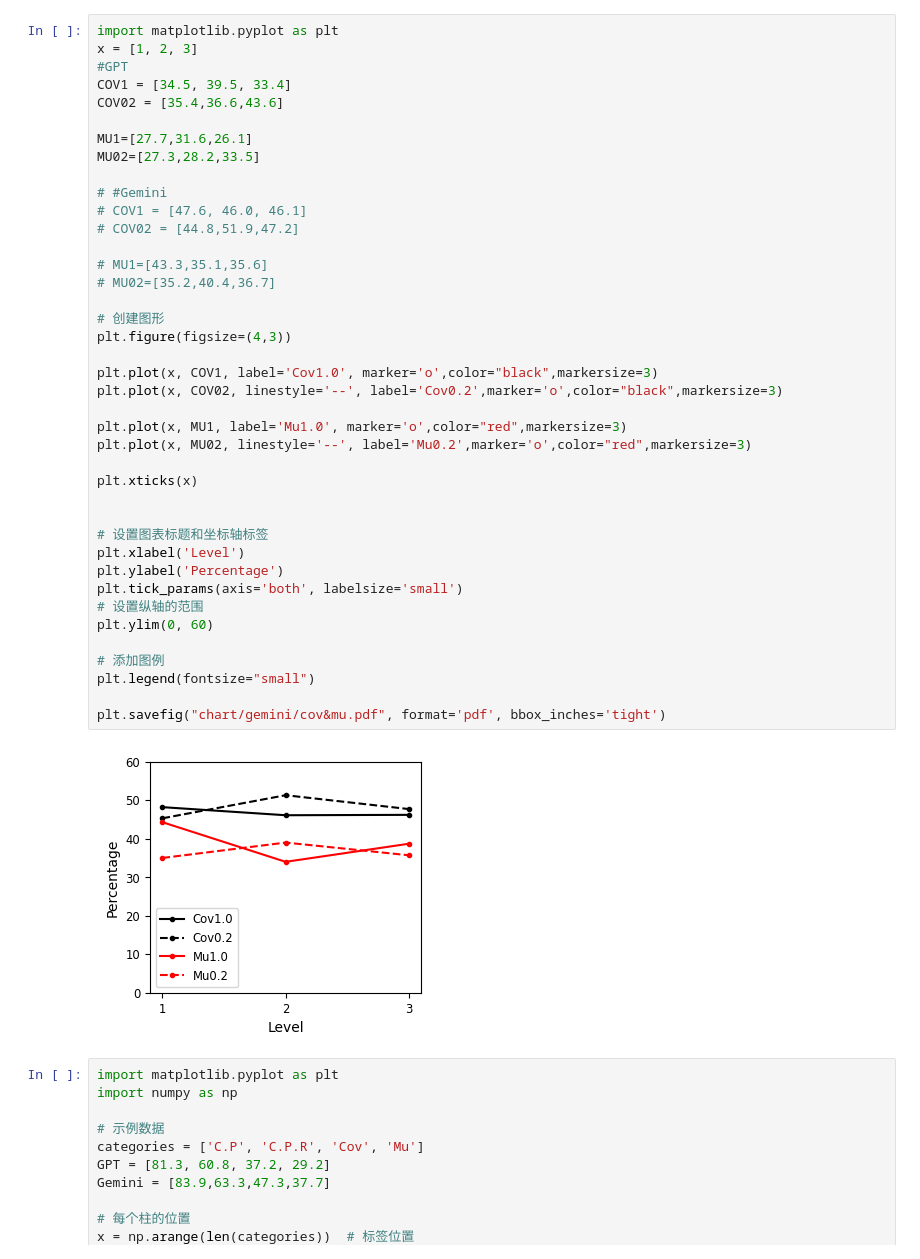
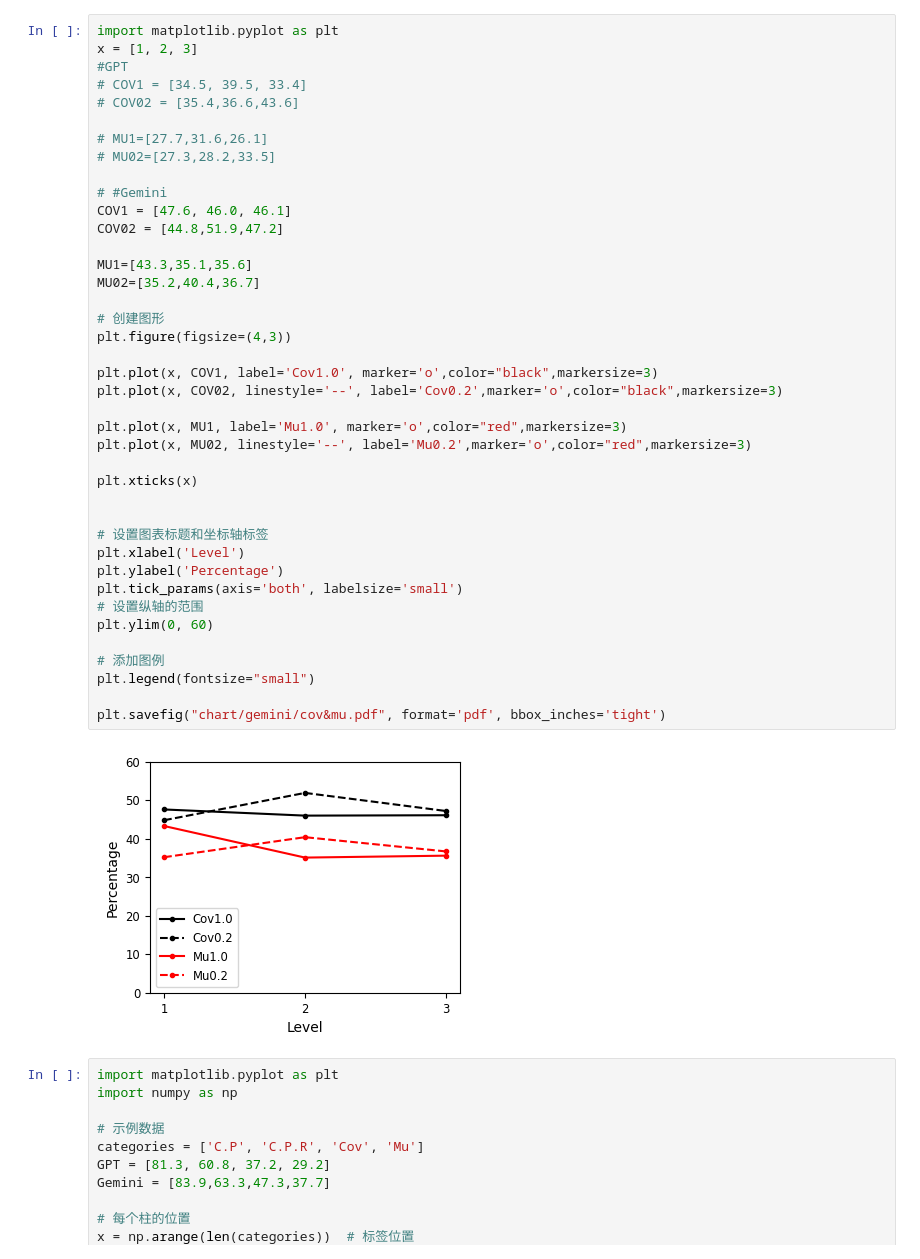
Before and after one commit to 12138mICHAEL1111/llm-test-generation, a Jupyter notebook: chart.ipynb, the cells around one changed output. Saved outputs shown, nothing was run; the diff lists cells and outputs as text.

```diff
--- a/chart.ipynb
+++ b/chart.ipynb
@@ -45,44 +45,44 @@ plt.savefig("chart/gemini/cp&cpr.pdf", format='pdf', bbox_inches='tight')
 import matplotlib.pyplot as plt
 x = [1, 2, 3]
 #GPT
-COV1 = [34.5, 39.5, 33.4]
-COV02 = [35.4,36.6,43.6]
+# COV1 = [34.5, 39.5, 33.4]
+# COV02 = [35.4,36.6,43.6]
 
-MU1=[27.7,31.6,26.1]
-MU02=[27.3,28.2,33.5]
+# MU1=[27.7,31.6,26.1]
+# MU02=[27.3,28.2,33.5]
 
 # #Gemini
-# COV1 = [47.6, 46.0, 46.1]
-# COV02 = [44.8,51.9,47.2]
+COV1 = [47.6, 46.0, 46.1]
+COV02 = [44.8,51.9,47.2]
 
-# MU1=[43.3,35.1,35.6]
-# MU02=[35.2,40.4,36.7]
+MU1=[43.3,35.1,35.6]
+MU02=[35.2,40.4,36.7]
 
 # 创建图形
 plt.figure(figsize=(4,3))
 
 plt.plot(x, COV1, label='Cov1.0', marker='o',color="black",markersize=3)
 plt.plot(x, COV02, linestyle='--', label='Cov0.2',marker='o',color="black",markersize=3)
 
 plt.plot(x, MU1, label='Mu1.0', marker='o',color="red",markersize=3)
 plt.plot(x, MU02, linestyle='--', label='Mu0.2',marker='o',color="red",markersize=3)
 
 plt.xticks(x)
 
 
 # 设置图表标题和坐标轴标签
 plt.xlabel('Level')
 plt.ylabel('Percentage')
 plt.tick_params(axis='both', labelsize='small')
 # 设置纵轴的范围
 plt.ylim(0, 60)
 
 # 添加图例
 plt.legend(fontsize="small")
 
 plt.savefig("chart/gemini/cov&mu.pdf", format='pdf', bbox_inches='tight')
 # %% [output]
-[figure, old version]
+[figure, new version]
 # %%
 import matplotlib.pyplot as plt
 import numpy as np
```
Also changed, not shown: parts of 1 cell of this notebook, 6 other files.
